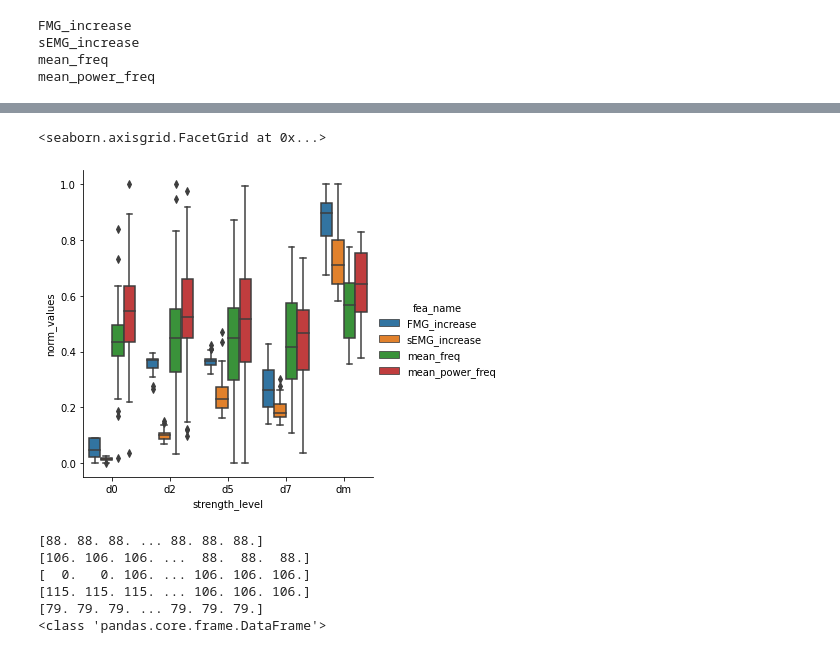
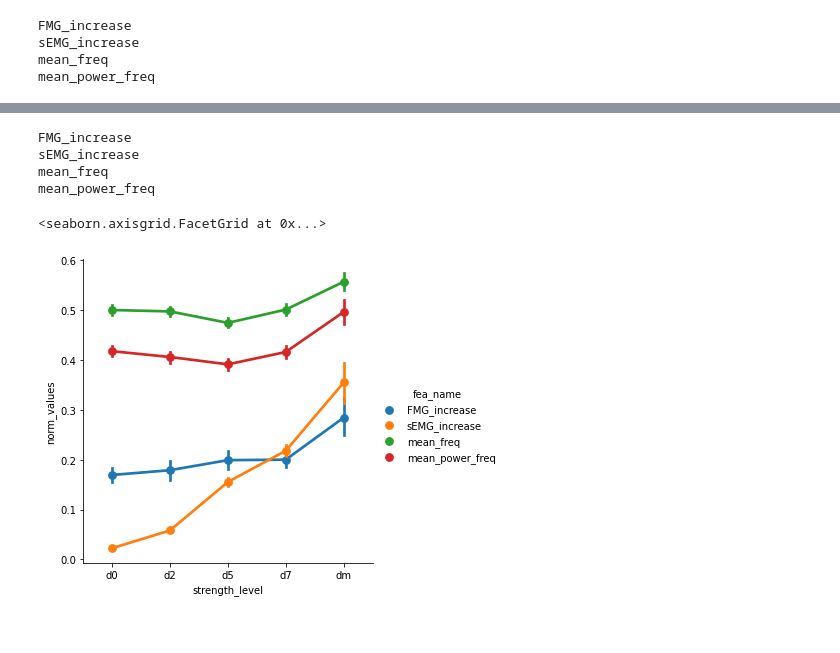
Before and after one commit to WynminMark/FMG-sEMG-processing, a Jupyter notebook: iFEMG.ipynb, the cells around one changed output, grey strips where cells are left out. Drawn from its saved outputs; the diff is of its cells as text; code cells hidden in the pictures.

```diff
--- a/iFEMG.ipynb
+++ b/iFEMG.ipynb
@@ -230,3 +216,19 @@ FMG_increase
 sEMG_increase
 mean_freq
 mean_power_freq
+# %%
+# show figure
+show_df = pd.DataFrame(columns = ('subject', 'strength_level', 'norm_values', 'fea_name'))
+
+for row in sb_fea_norm_df.itertuples():    # go through each row
+    for i in ['FMG_increase', 'sEMG_increase', 'mean_freq', 'mean_power_freq']:
+        show_df = show_df.append({'subject': row.subject_name,
+                                'strength_level': row.label,
+                                'norm_values': getattr(row, i),
+                                'fea_name': i}, ignore_index=True)
+
+sns.catplot(x = "strength_level",
+            y = "norm_values",
+            hue = "fea_name",
+            data = show_df,
+            kind = 'point')
@@ -249,32 +270,48 @@ sb_fea_norm_df
 # %%
+# 处理所有数据
+all_feature_df =pd.DataFrame(columns=('subject_name', 'label', 'FMG_increase', 'sEMG_increase', 'mean_freq', 'mean_power_freq'))
+
+for row in signal_df.itertuples():
+    FMG = FMGFeature(row.rest_signal[:, 0], row.active_signal[:, 0], 1223)
+    sEMG = sEMGFeature(row.rest_signal[:, 1], row.active_signal[:, 1], 1223)
+    FMG.signal_segment(1223, 500)
+    sEMG.signal_segment(1223, 500)
+    # print(row.label)
+    temp_FMG_fea = FMG.FMG_increase()
+    temp_sEMG_freq_fea = sEMG.freq_features()
+    temp_sEMG_time_fea = sEMG.time_features()
+    temp_len = len(temp_FMG_fea)
+    for i in range(temp_len):
+        all_feature_df = all_feature_df.append({'subject_name': row.subject_name,
+                                            'label': row.label,
+                                            'FMG_increase': temp_FMG_fea[i],
+                                            'sEMG_increase': temp_sEMG_time_fea[i],
+                                            'mean_freq': temp_sEMG_freq_fea[i][0],
+                                            'mean_power_freq': temp_sEMG_freq_fea[i][1]}, ignore_index=True)
+        pass
+    pass
+# normalization
+all_fea_norm_df = fea_df_norm(all_feature_df, 'FMG_increase', 'sEMG_increase', 'mean_freq', 'mean_power_freq')
+
 # show figure
 show_df = pd.DataFrame(columns = ('subject', 'strength_level', 'norm_values', 'fea_name'))
 
-for row in sb_fea_norm_df.itertuples():    # go through each row
+for row in all_fea_norm_df.itertuples():    # go through each row
     for i in ['FMG_increase', 'sEMG_increase', 'mean_freq', 'mean_power_freq']:
         show_df = show_df.append({'subject': row.subject_name,
                                 'strength_level': row.label,
                                 'norm_values': getattr(row, i),
                                 'fea_name': i}, ignore_index=True)
 
 sns.catplot(x = "strength_level",
             y = "norm_values",
             hue = "fea_name",
             data = show_df,
-            kind = 'box')
+            kind = 'point')
 # %% [output]
-<seaborn.axisgrid.FacetGrid at 0x...>
+FMG_increase
+sEMG_increase
+mean_freq
+mean_power_freq
+<seaborn.axisgrid.FacetGrid at 0x...>
-[figure, old version]
+[figure, new version]
-# %%
-# 处理所有的数据，获得特征dataframe
-for row in sb_data.itertuples():
-   print(row.rest_signal[:, 0])
-   pass
-print(type(sb_data))
-# %% [output]
-[88. 88. 88. ... 88. 88. 88.]
-[106. 106. 106. ...  88.  88.  88.]
-[  0.   0. 106. ... 106. 106. 106.]
-[115. 115. 115. ... 106. 106. 106.]
-[79. 79. 79. ... 79. 79. 79.]
-<class 'pandas.core.frame.DataFrame'>
```
Also changed, not shown: parts of 5 cells of this notebook, 1 other file.
